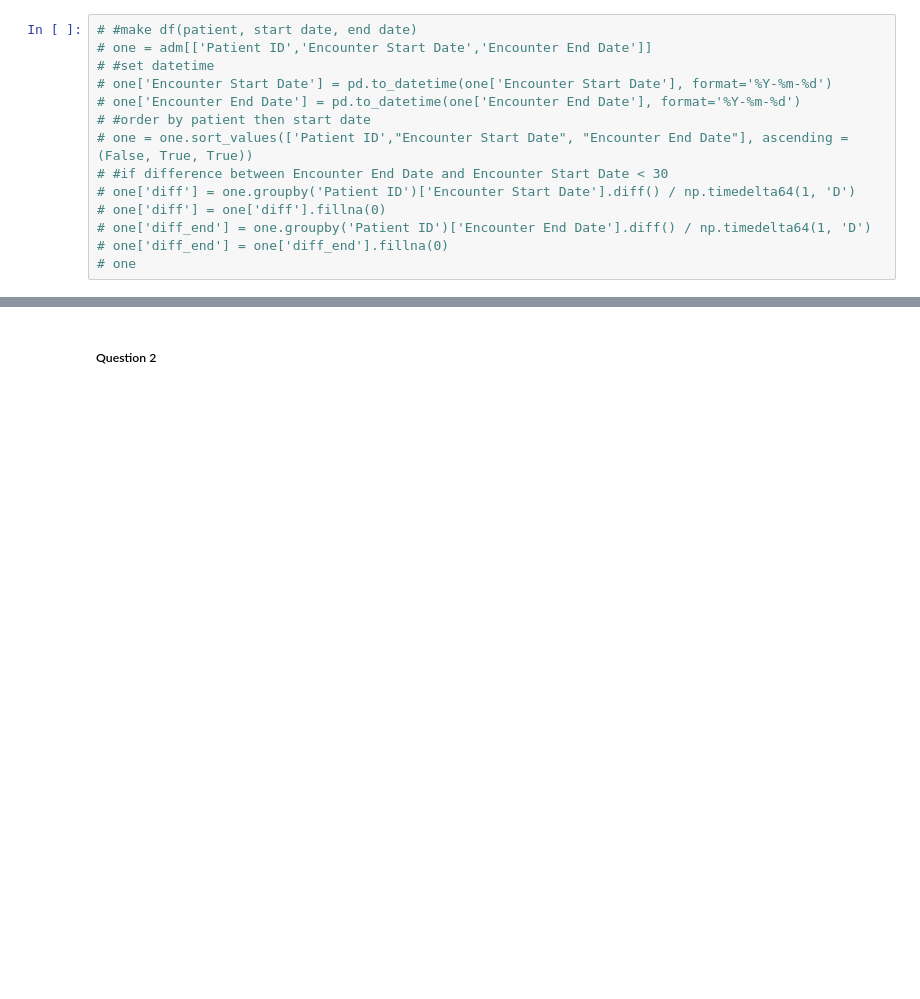
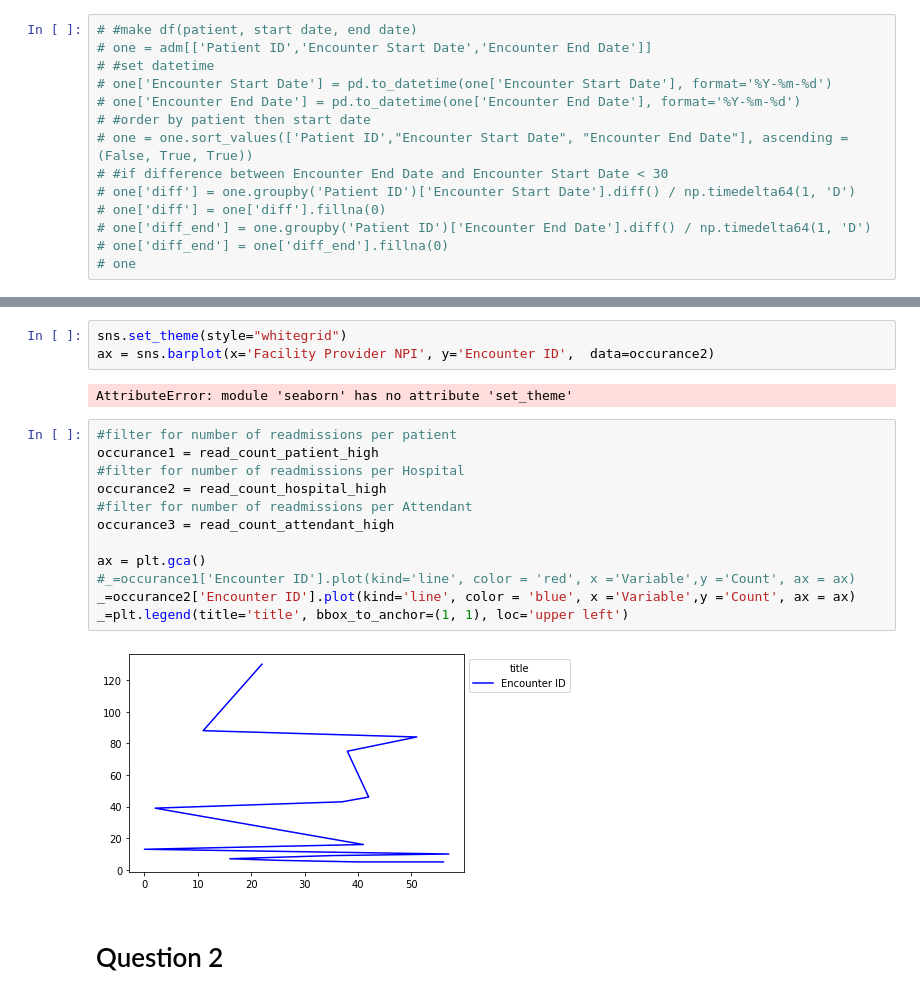
Before and after one commit to tipearso/hospital-readmissions, a Jupyter notebook: Jupyter Notebooks/Boo-Boo Exploratory.ipynb, the cells around one changed output, grey strips where cells are left out. Cells and saved outputs as stored; diff of their text form; blank space fills up the shorter version.

Commit message:
day 3. question 1

```diff
--- a/Jupyter Notebooks/Boo-Boo Exploratory.ipynb
+++ b/Jupyter Notebooks/Boo-Boo Exploratory.ipynb
@@ -217,4 +178,23 @@ pc_visits['Patient ID'].nunique()
+# %%
+sns.set_theme(style="whitegrid")
+ax = sns.barplot(x='Facility Provider NPI', y='Encounter ID',  data=occurance2)
+# %% [output]
+AttributeError: module 'seaborn' has no attribute 'set_theme'
+# %%
+#filter for number of readmissions per patient
+occurance1 = read_count_patient_high
+#filter for number of readmissions per Hospital
+occurance2 = read_count_hospital_high
+#filter for number of readmissions per Attendant
+occurance3 = read_count_attendant_high
+
+ax = plt.gca()
+#_=occurance1['Encounter ID'].plot(kind='line', color = 'red', x ='Variable',y ='Count', ax = ax)
+_=occurance2['Encounter ID'].plot(kind='line', color = 'blue', x ='Variable',y ='Count', ax = ax)
+_=plt.legend(title='title', bbox_to_anchor=(1, 1), loc='upper left')
+# %% [output]
+[figure, added]
 # %% [markdown]
-##### Question 2
+# Question 2
 # %%
 ### make df and merge
```
Also changed, not shown: parts of 55 cells of this notebook, 3 other files.
